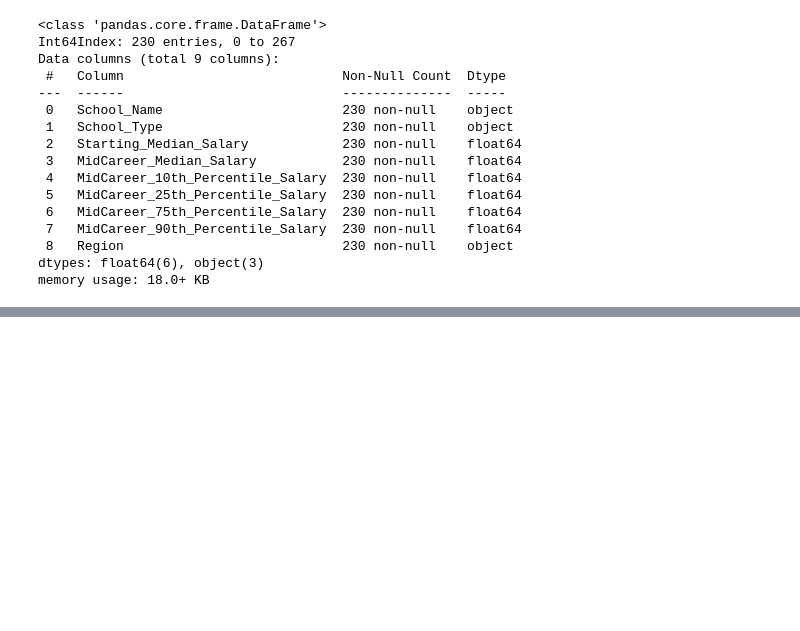
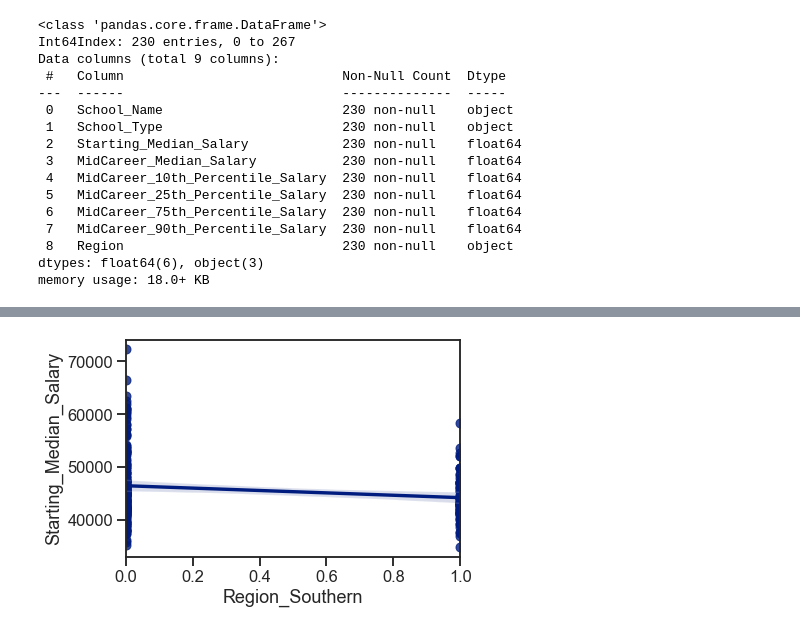
Before and after one commit to samcches/where_college_pays_off, a Jupyter notebook: where-college-pays-off.ipynb, the cells around one changed output, grey strips where cells are left out. Saved outputs shown, nothing was run; the diff lists cells and outputs as text; code cells hidden in the pictures; blank space fills up the shorter version.

```diff
--- a/where-college-pays-off.ipynb
+++ b/where-college-pays-off.ipynb
@@ -504,0 +532,4 @@ ax.set(xlabel='Actual Price',
+# %%
+sns.regplot(x="Region_Southern", y="Starting_Median_Salary", data=macro_dummies);
+# %% [output]
+[figure, added]
```
Also changed, not shown: parts of 41 cells of this notebook, 1 other file.
